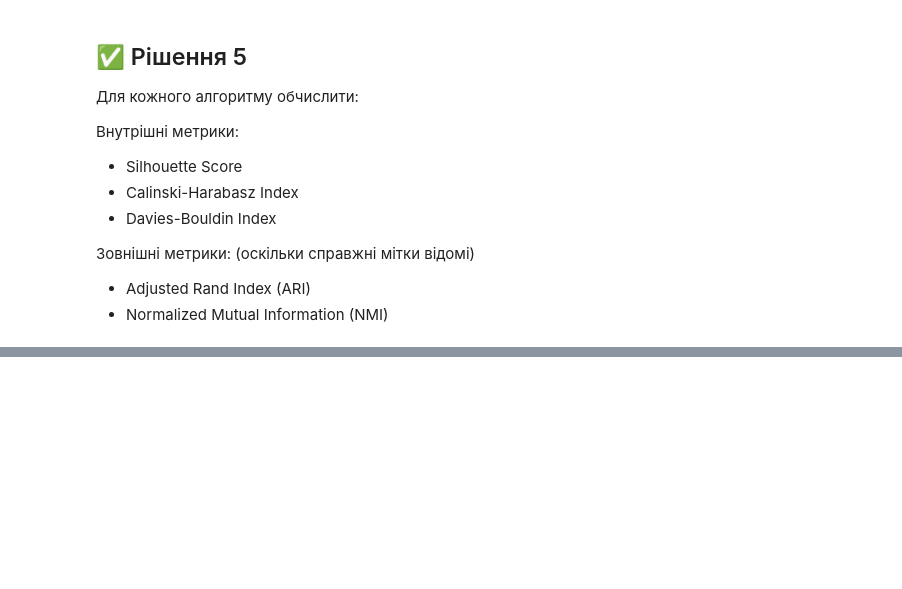
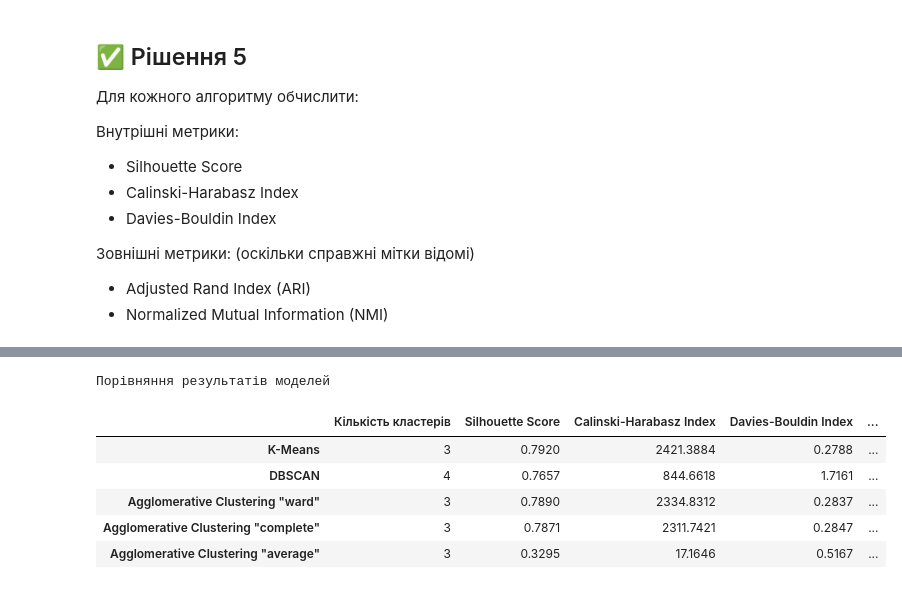
Before and after one commit to BogdanPinchuk/DataScience-PBY_HW19, a Jupyter notebook: Bohdan_Pinchuk_DS_HW19.ipynb, the cells around one changed output, grey strips where cells are left out. Cells and saved outputs as stored; diff of their text form; code cells hidden in the pictures; blank space fills up the shorter version.

```diff
--- a/Bohdan_Pinchuk_DS_HW19.ipynb
+++ b/Bohdan_Pinchuk_DS_HW19.ipynb
@@ -516,6 +516,7 @@ plt.show()
 # %%
  # K-Means
 
+import apps.main as mn
 from sklearn.cluster import KMeans
 
 # Input data
@@ -524,6 +525,7 @@ rng_seed = 42
 n_max_clusters = 10
 k_means_col_name = "k_means"
 data_set = cluster_dataset_sc[[f1_col_name, f2_col_name]]
+labels_true = cluster_dataset_sc[y_col_name]
 
 # Solution
 kmeans = KMeans(
@@ -543,4 +545,6 @@ display(pd.concat([
     cluster_dataset_sc[k_means_col_name].value_counts(),
     cluster_dataset_sc[k_means_col_name].value_counts(normalize=True),
 ], axis=1).style.set_caption("Кластери та кількість точок"))
+
+rpt_kmeans = mn.calc_cluster_metrics(data_set, labels_kmeans, labels_true)
 # %% [output]
@@ -615,6 +627,7 @@ eps_opt = 0.225
 min_samples_opt = 3
 dbscan_col_name = "dbscan"
 data_set = cluster_dataset_sc[[f1_col_name, f2_col_name]]
+labels_true = cluster_dataset_sc[y_col_name]
 
 # Solution
 dbscan = DBSCAN(
@@ -643,6 +656,8 @@ display(pd.concat([
     cluster_dataset_sc[dbscan_col_name].value_counts(),
     cluster_dataset_sc[dbscan_col_name].value_counts(normalize=True),
 ], axis=1).style.set_caption("Кластери та кількість точок"))
+
+rpt_dbscan = mn.calc_cluster_metrics(data_set, labels_dbscan, labels_true)
 # %% [output]
 DBSCAN аналіз
 | Attribute | Result |
@@ -967,0 +949,26 @@ _ = calc_cluster_metrics(data_set, labels_kmeans, labels_true)
+# %%
+# Comparing models
+
+from apps.reporter import Reporter
+
+# Input data
+models = [
+    ("K-Means", rpt_kmeans),
+    ("DBSCAN", rpt_dbscan),
+]
+
+for method_name, metric in rpt_ac:
+    models.append((f"Agglomerative Clustering \"{method_name}\"", metric))
+
+# Solution
+
+# Print results
+Reporter.print_concat_pd_reports(models, "Порівняння результатів моделей")
+# %% [output]
+Порівняння результатів моделей
+|  | Кількість кластерів | Silhouette Score | Calinski-Harabasz Index | Davies-Bouldin Index | ... |
+| K-Means | 3 | 0.7920 | 2421.3884 | 0.2788 | ... |
+| DBSCAN | 4 | 0.7657 | 844.6618 | 1.7161 | ... |
+| Agglomerative Clustering "ward" | 3 | 0.7890 | 2334.8312 | 0.2837 | ... |
+| Agglomerative Clustering "complete" | 3 | 0.7871 | 2311.7421 | 0.2847 | ... |
+| Agglomerative Clustering "average" | 3 | 0.3295 | 17.1646 | 0.5167 | ... |
```
Also changed, not shown: parts of 4 cells of this notebook.
